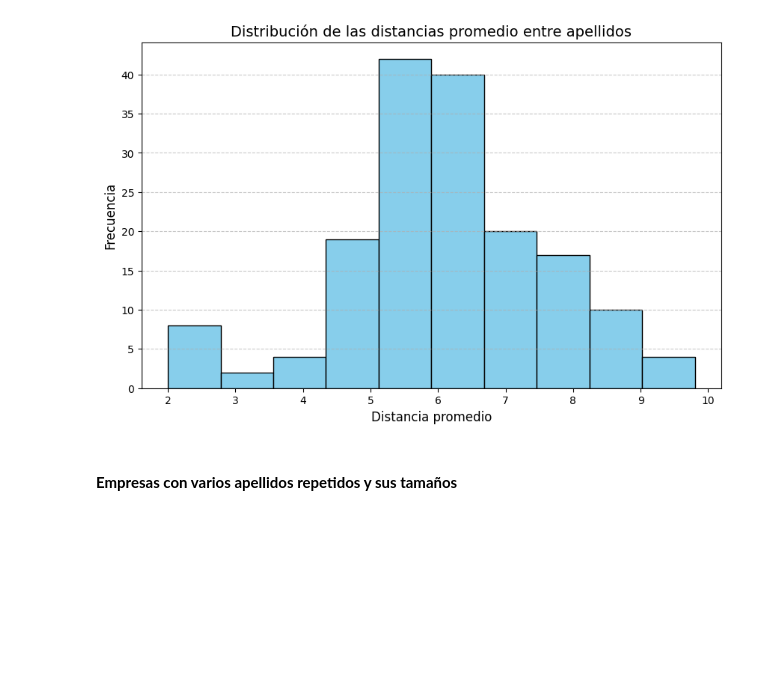
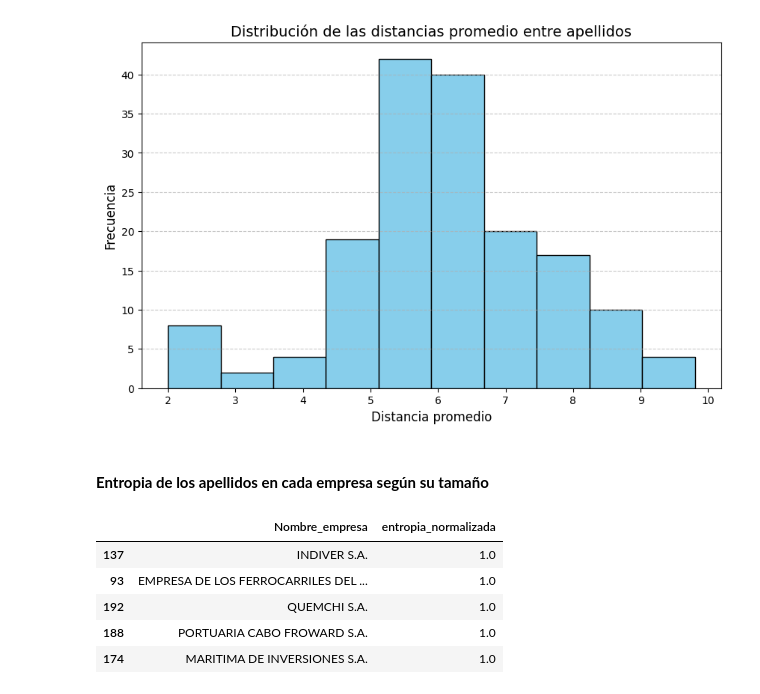
Before and after one commit to Lucas-CE/Apellidos-directivos, a Jupyter notebook: notebooks/vis_to_web.ipynb, the cells around one changed output. Saved outputs shown, nothing was run; the diff lists cells and outputs as text; code cells hidden in the pictures; blank space fills up the shorter version.

```diff
--- a/notebooks/vis_to_web.ipynb
+++ b/notebooks/vis_to_web.ipynb
@@ -216,8 +257,43 @@ generate_bar_plot_data(
     count_column="Frecuencia",
     path_to_save=f"{VIS_PATH}/distancias_promedio.json"
 )
-# %% [markdown]
-#### **Empresas con varios apellidos repetidos y sus tamaños**
+# %% [markdown]
+#### **Entropia de los apellidos en cada empresa según su tamaño**
+# %%
+# 1. Tomamos el dataset original y lo copiamos
+entropy_by_company = relevant_surnames.copy()
+
+# 2. Calculamos la probabilidad de cada apellido dentro de cada empresa
+entropy_by_company["probabilidad"] = entropy_by_company.groupby("Nombre_empresa")["conteo"].transform(
+    lambda x: x / x.sum()
+)
+
+# 3. Calcular la entropía de cada apellido
+entropy_by_company["entropia_apellido"] = -entropy_by_company["probabilidad"] * np.log2(entropy_by_company["probabilidad"])
+
+# 4. Calcular la entropía total de cada empresa
+entropia_por_empresa = entropy_by_company.groupby("Nombre_empresa")["entropia_apellido"].sum().reset_index()
+
+# 5. Calcular la entropía máxima para cada empresa (log2 del número de apellidos únicos)
+entropia_por_empresa['n_apellidos'] = entropy_by_company.groupby('Nombre_empresa')['Apellido'].nunique().values
+entropia_por_empresa['entropia_maxima'] = np.log2(entropia_por_empresa['n_apellidos'])
+
+# 6. Calcular la entropía normalizada
+entropia_por_empresa['entropia_normalizada'] = entropia_por_empresa['entropia_apellido'] / entropia_por_empresa['entropia_maxima']
+
+# 7. Ordenar por entropía normalizada
+entropia_por_empresa.sort_values("entropia_normalizada", ascending=False, inplace=True)
+
+# 8. Mostrar las empresas con mayor entropía normalizada
+entropia_por_empresa = entropia_por_empresa[["Nombre_empresa", "entropia_normalizada"]]
+entropia_por_empresa.head()
+# %% [output]
+|  | Nombre_empresa | entropia_normalizada |
+| 137 | INDIVER S.A. | 1.0 |
+| 93 | EMPRESA DE LOS FERROCARRILES DEL ... | 1.0 |
+| 192 | QUEMCHI S.A. | 1.0 |
+| 188 | PORTUARIA CABO FROWARD S.A. | 1.0 |
+| 174 | MARITIMA DE INVERSIONES S.A. | 1.0 |
 # %%
 import json
 
```
Also changed, not shown: parts of 6 cells of this notebook.
